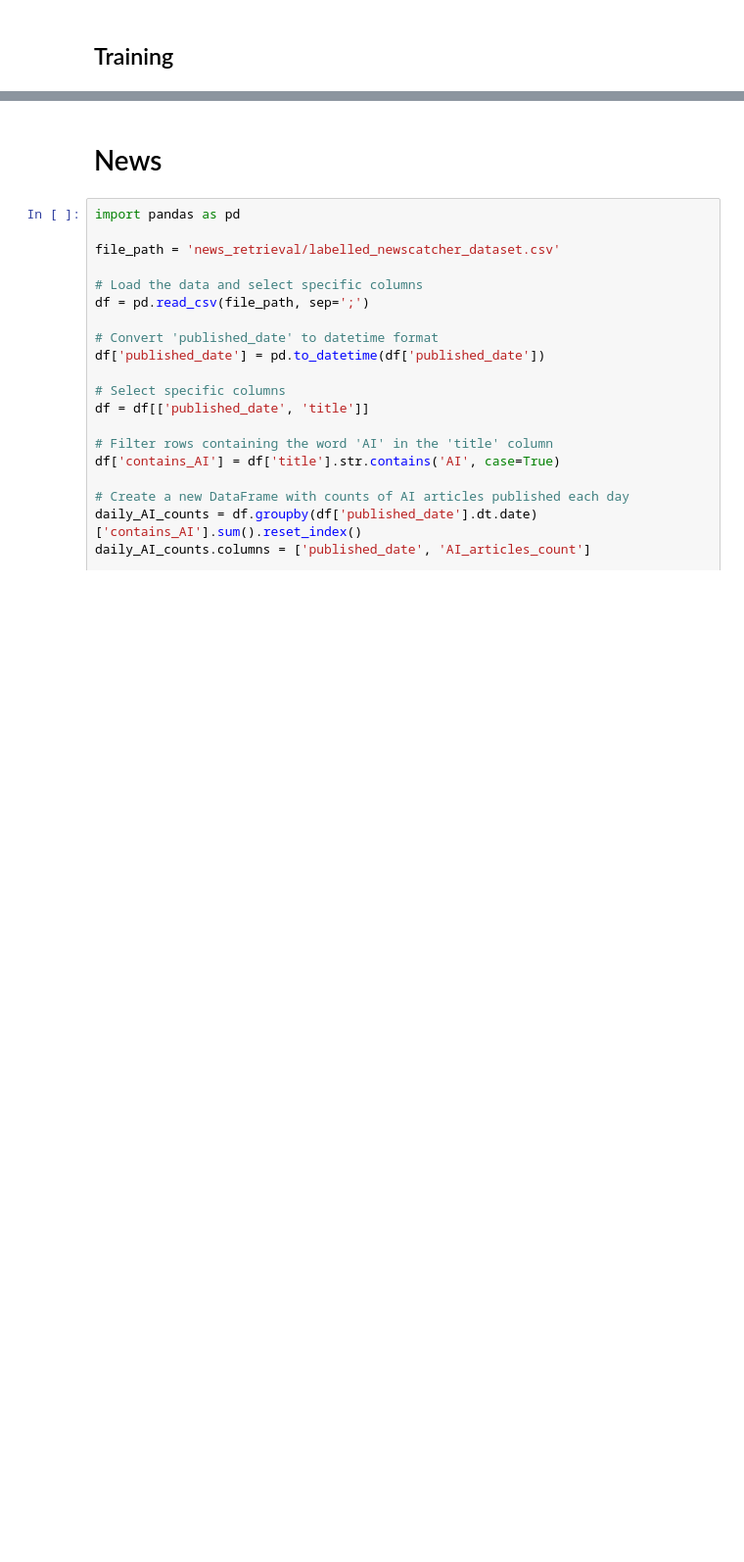
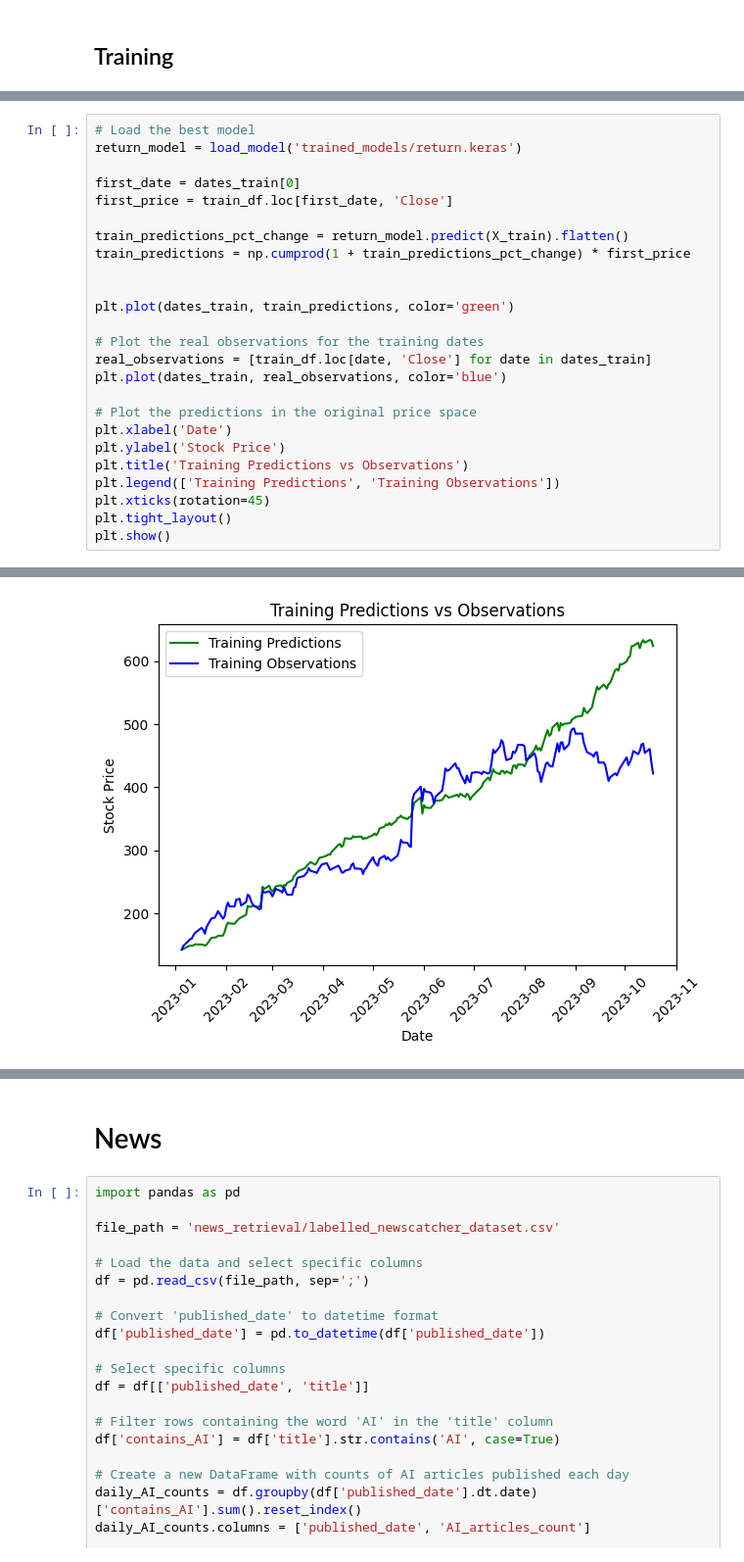
Before and after one commit to GustavLundberg1/LSTM-Neural-Network-for-Stock-Market-prediciton, a Jupyter notebook: main.ipynb, the cells around one changed output, grey strips where cells are left out. Shown at 98% size. Drawn from its saved outputs; the diff is of its cells as text; blank space fills up the shorter version.

```diff
--- a/main.ipynb
+++ b/main.ipynb
@@ -604,0 +553,26 @@ plt.legend(['Validation Predictions', 'Validation Observations'])
+# %%
+# Load the best model
+return_model = load_model('trained_models/return.keras')
+
+first_date = dates_train[0]
+first_price = train_df.loc[first_date, 'Close']
+
+train_predictions_pct_change = return_model.predict(X_train).flatten()
+train_predictions = np.cumprod(1 + train_predictions_pct_change) * first_price
+
+
+plt.plot(dates_train, train_predictions, color='green')
+
+# Plot the real observations for the training dates
+real_observations = [train_df.loc[date, 'Close'] for date in dates_train]
+plt.plot(dates_train, real_observations, color='blue')
+
+# Plot the predictions in the original price space
+plt.xlabel('Date')
+plt.ylabel('Stock Price')
+plt.title('Training Predictions vs Observations')
+plt.legend(['Training Predictions', 'Training Observations'])
+plt.xticks(rotation=45)
+plt.tight_layout()
+plt.show()
+# %% [output]
@@ -604,0 +580 @@ plt.legend(['Validation Predictions', 'Validation Observations'])
+[figure, added]
```
Also changed, not shown: parts of 21 cells of this notebook, 1 other file.
